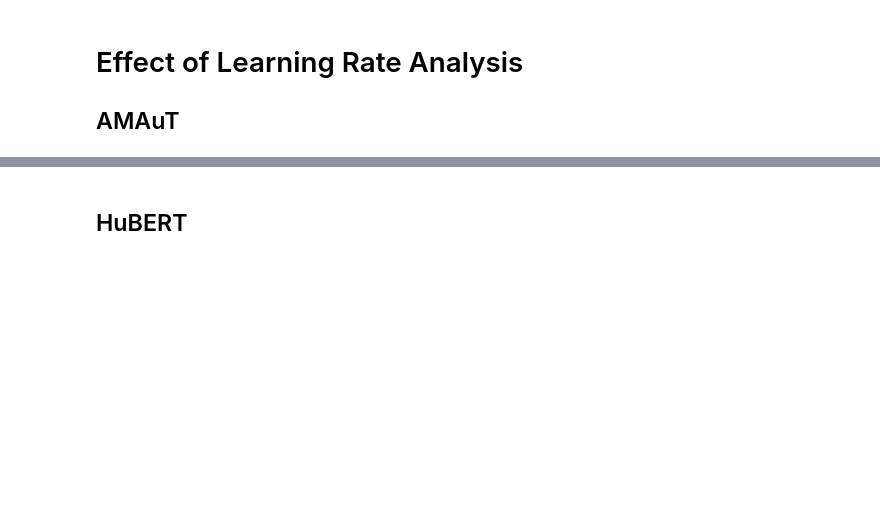
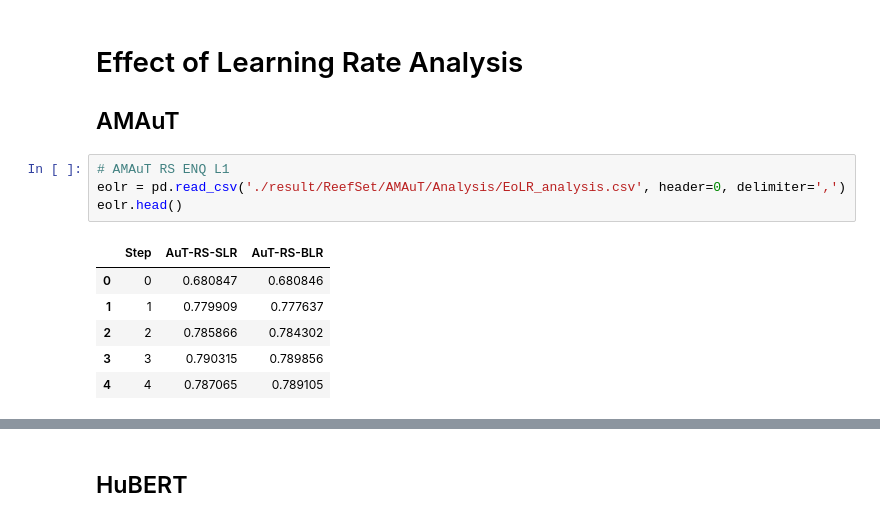
Before and after one commit to Andy-Shao/DHAuDS, a Jupyter notebook: Result_analysis.ipynb, the cells around one changed output, grey strips where cells are left out. Cells and saved outputs as stored; diff of their text form; blank space fills up the shorter version.

```diff
--- a/Result_analysis.ipynb
+++ b/Result_analysis.ipynb
@@ -74,3 +74,14 @@ plt.show()
 # %% [markdown]
 # Effect of Learning Rate Analysis
 ## AMAuT
+# %%
+# AMAuT RS ENQ L1
+eolr = pd.read_csv('./result/ReefSet/AMAuT/Analysis/EoLR_analysis.csv', header=0, delimiter=',')
+eolr.head()
+# %% [output]
+|  | Step | AuT-RS-SLR | AuT-RS-BLR |
+| 0 | 0 | 0.680847 | 0.680846 |
+| 1 | 1 | 0.779909 | 0.777637 |
+| 2 | 2 | 0.785866 | 0.784302 |
+| 3 | 3 | 0.790315 | 0.789856 |
+| 4 | 4 | 0.787065 | 0.789105 |
```
Also changed, not shown: parts of 1 cell of this notebook, 1 other file.
